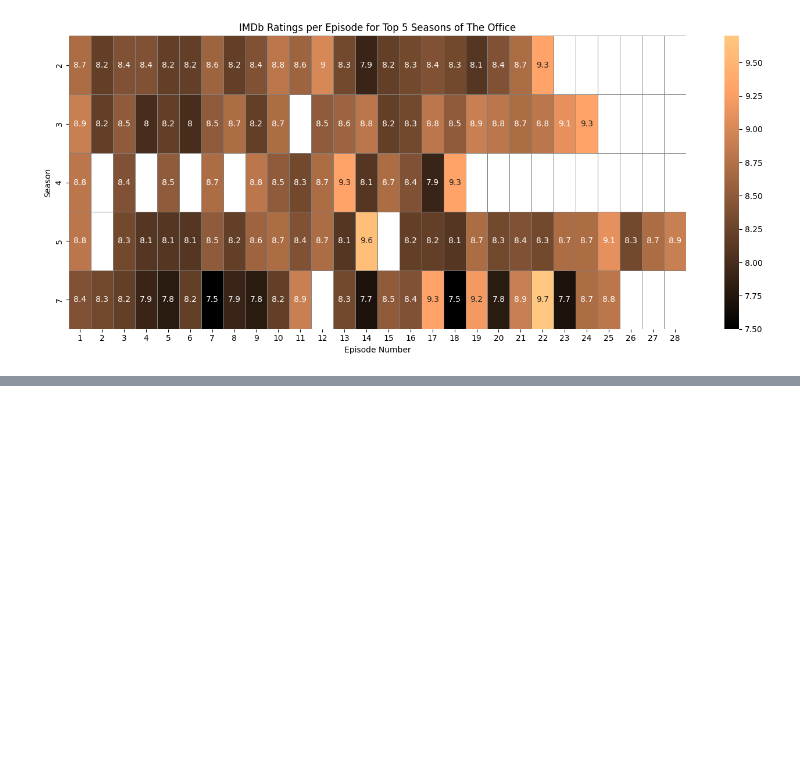
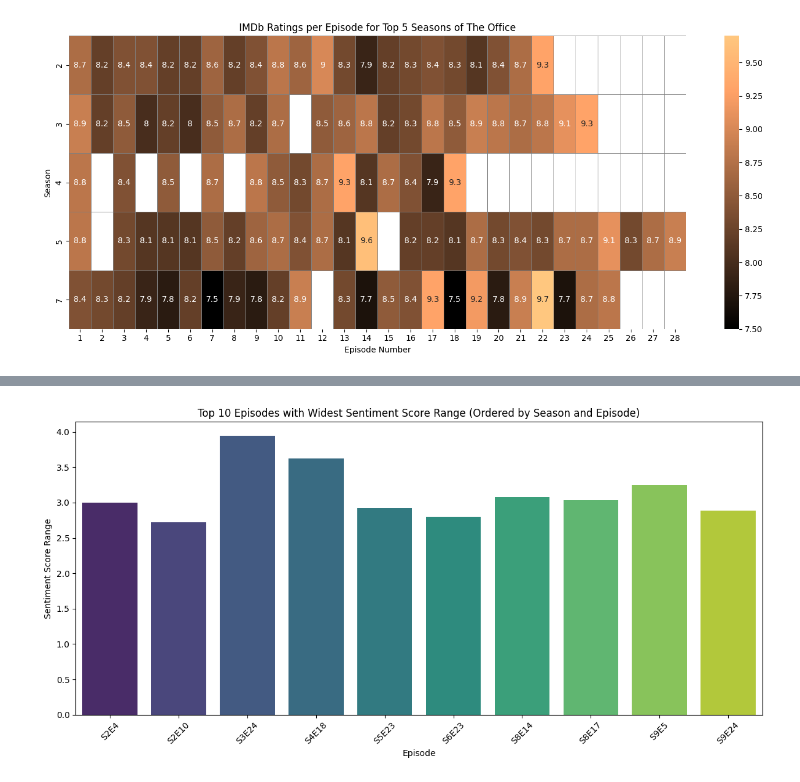
Before and after one commit to Markl900/my-notebooks, a Jupyter notebook: Copy_of_PROJECT.ipynb, the cells around one changed output, grey strips where cells are left out. Saved outputs shown, nothing was run; the diff lists cells and outputs as text; code cells hidden in the pictures; blank space fills up the shorter version.

```diff
--- a/Copy_of_PROJECT.ipynb
+++ b/Copy_of_PROJECT.ipynb
@@ -235,0 +211,4 @@ distances, indices = knn.kneighbors(X_scaled)
+# %%
+url = "https://raw.githubusercontent.com/dsollberger/quartoblog/master/posts/office_sentiment/office_sentiment.csv"
+
+office_df = pd.read_csv(url)
@@ -235,0 +234,9 @@ distances, indices = knn.kneighbors(X_scaled)
+# %%
+# Calculate range (max - min) of sentiment scores per episode
+sentiment_range = office_df.groupby(['season', 'episode'])['sentimentr_score'].agg(lambda x: x.max() - x.min())
+
+# Convert to DataFrame and sort descending by range
+sentiment_range = sentiment_range.reset_index().sort_values(by='sentimentr_score', ascending=False)
+
+# Display top episodes with widest sentiment score range
+print(sentiment_range.head(10))
@@ -235,0 +255,19 @@ distances, indices = knn.kneighbors(X_scaled)
+# %%
+import matplotlib.pyplot as plt
+import seaborn as sns
+
+sorted_df = sentiment_range.head(10).sort_values(['season', 'episode'])
+
+sorted_df['episode_label'] = 'S' + sorted_df['season'].astype(str) + 'E' + sorted_df['episode'].astype(str)
+
+plt.figure(figsize=(12, 6))
+sns.barplot(data=sorted_df, x='episode_label', y='sentimentr_score', palette='viridis')
+
+plt.title('Top 10 Episodes with Widest Sentiment Score Range (Ordered by Season and Episode)')
+plt.xlabel('Episode')
+plt.ylabel('Sentiment Score Range')
+plt.xticks(rotation=45)
+plt.tight_layout()
+plt.show()
+# %% [output]
+[figure, added]
```
Also changed, not shown: parts of 15 cells of this notebook.
